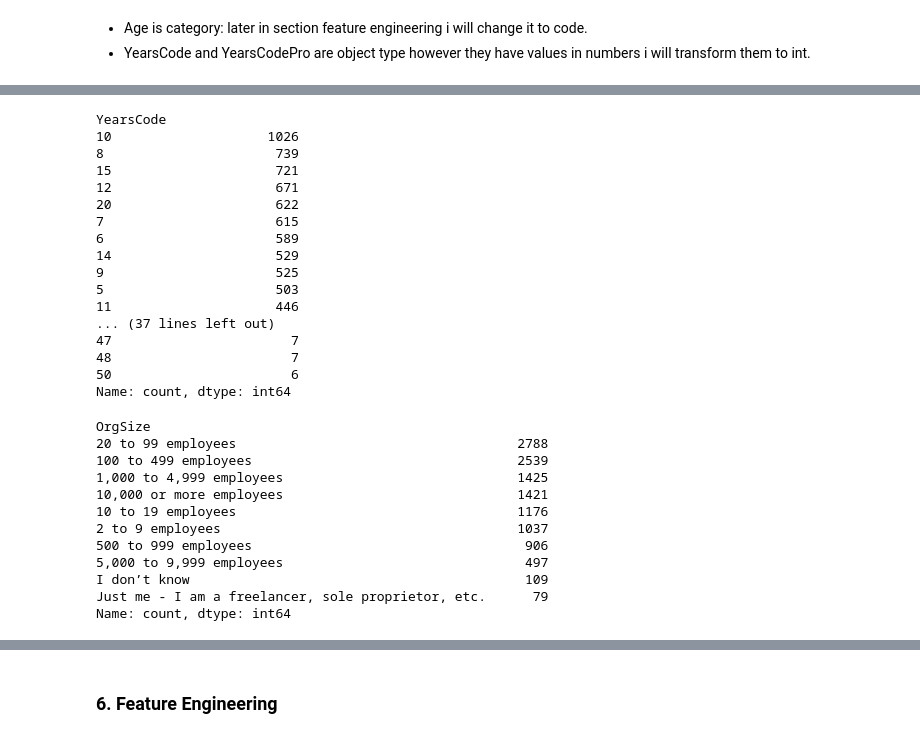
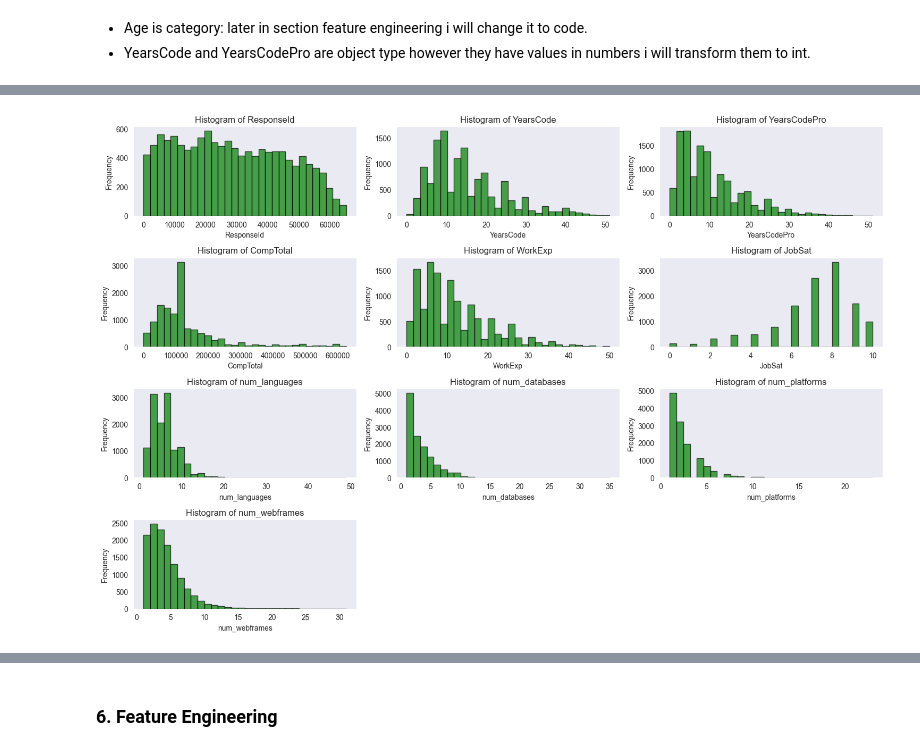
Before and after one commit to CaroBarros/udacity_project_data_science_blog, a Jupyter notebook: notebook/data_science_task.ipynb, the cells around one changed output, grey strips where cells are left out. Drawn from its saved outputs; the diff is of its cells as text; code cells hidden in the pictures.

```diff
--- a/notebook/data_science_task.ipynb
+++ b/notebook/data_science_task.ipynb
@@ -541,44 +573,28 @@ ValueError: Could not interpret value `Edlevel` for `x`. An entry with this name
-# %%
-df_cleaned['YearsCode'].value_counts()
-# %% [output]
-YearsCode
-10                    1026
-8                      739
-15                     721
-12                     671
-20                     622
-7                      615
-6                      589
-14                     529
-9                      525
-5                      503
-11                     446
-... (37 lines left out)
-47                       7
-48                       7
-50                       6
-Name: count, dtype: int64
-# %%
-df_cleaned['OrgSize'].value_counts()
-# %% [output]
-OrgSize
-20 to 99 employees                                    2788
-100 to 499 employees                                  2539
-1,000 to 4,999 employees                              1425
-10,000 or more employees                              1421
-10 to 19 employees                                    1176
-2 to 9 employees                                      1037
-500 to 999 employees                                   906
-5,000 to 9,999 employees                               497
-I don’t know                                           109
-Just me - I am a freelancer, sole proprietor, etc.      79
-Name: count, dtype: int64
 # %%
 # Replace special values with numeric equivalents for YearsCode and YearsCodePro
-df_cleaned[['YearsCode', 'YearsCodePro']] = df_cleaned[['YearsCode', 'YearsCodePr']].replace({
+df_cleaned[['YearsCode', 'YearsCodePro']] = df_cleaned[['YearsCode', 'YearsCodePro']].replace({
     'More than 50 years': 51,
     'Less than 1 year': 0
 })
 # %%
 # Convert both columns to integers
-df[['years_code', 'years_code_pro']] = df[['years_code', 'years_code_pro']].apply(pd.to_numeric, errors='coerce', downcast='integer')
+df_cleaned[['YearsCode', 'YearsCodePro']] = df_cleaned[['YearsCode', 'YearsCodePro']].apply(pd.to_numeric, errors='coerce', downcast='integer')
+# %%
+# Select numeric columns
+numeric_cols = df_cleaned.select_dtypes(include=['number']).columns
+
+# Set plot size
+plt.figure(figsize=(15, 10))
+
+# Loop through numeric columns and create histograms
+for i, col in enumerate(numeric_cols, 1):
+    plt.subplot(len(numeric_cols) // 3 + 1, 3, i)  # Adjust for layout
+    plt.hist(df_cleaned[col], bins=30, alpha=0.7, color='green', edgecolor='black')
+    plt.title(f'Histogram of {col}')
+    plt.xlabel(col)
+    plt.ylabel('Frequency')
+
+plt.tight_layout()
+plt.show()
+# %% [output]
+[figure, added]
```
Also changed, not shown: parts of 19 cells of this notebook, 1 other file.
